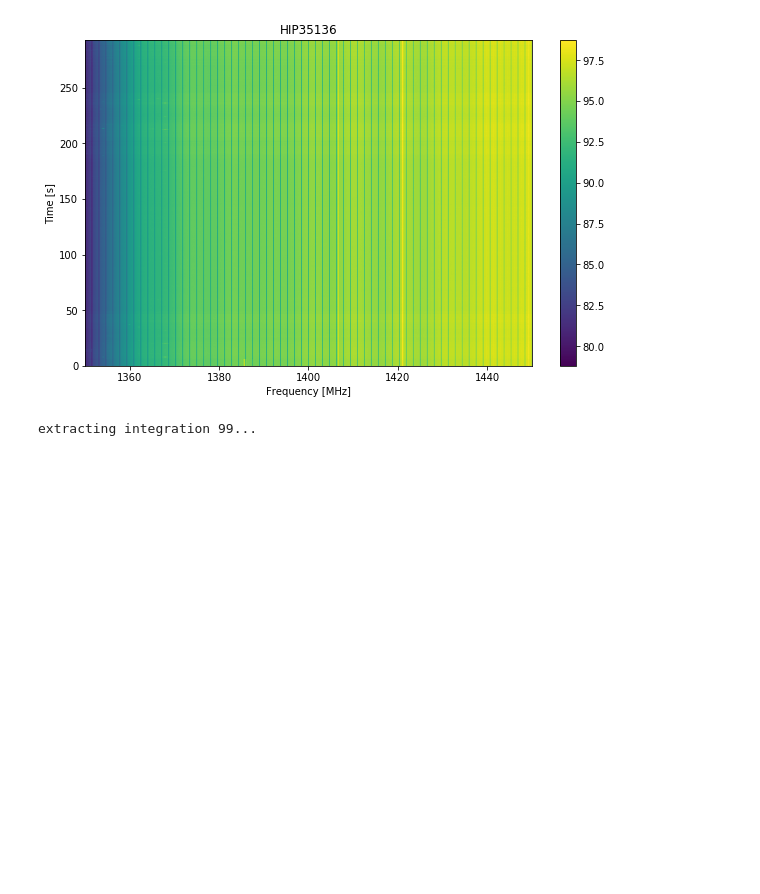
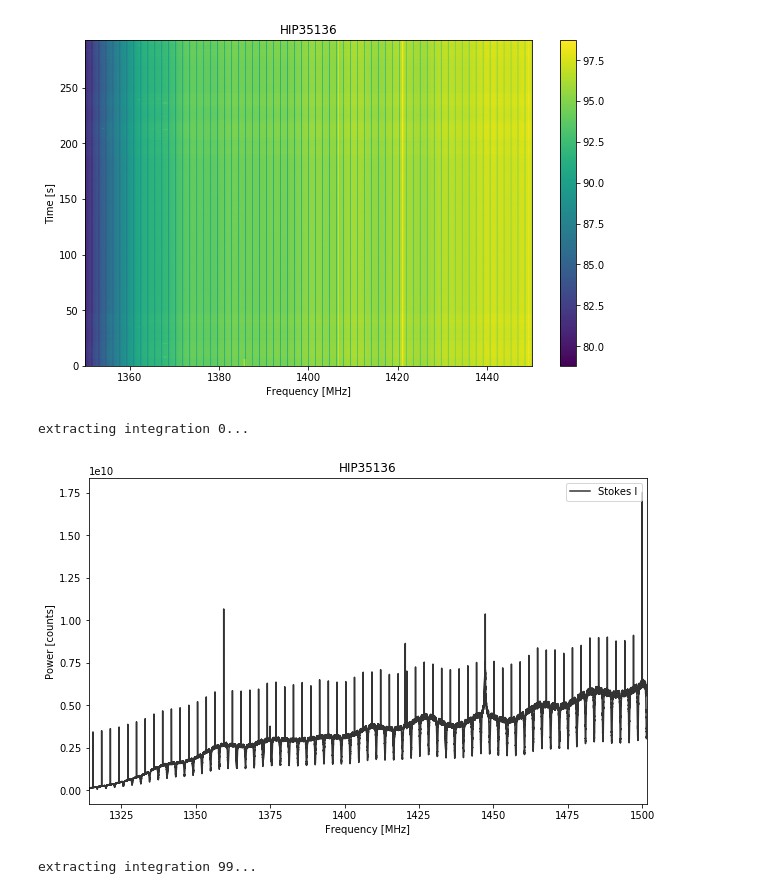
Before and after one commit to christiangil/SETI-Final, a Jupyter notebook: Filterbank Tutorial p2 Filterbank.ipynb, the cells around one changed output. Cells and saved outputs as stored; diff of their text form; code cells hidden in the pictures; blank space fills up the shorter version.

```diff
--- a/Filterbank Tutorial p2.ipynb
+++ b/Filterbank Tutorial p2 Filterbank.ipynb
@@ -48,5 +49,11 @@ fig.savefig("justwork2.png", bbox_inches="tight")
 # %% [output]
 [figure]
+# %%
+plt.figure(figsize=(10,6))
+fil.plot_spectrum() #Leaving arguments blank will cause it to show integration 0 by default
+# %% [output]
+extracting integration 0...
+[figure, added]
 # %%
 plt.figure(figsize=(10,6))
 fil.plot_spectrum(t=99) #Leaving arguments blank will cause it to show integration 0 by default
```
Also changed, not shown: parts of 13 cells of this notebook, 4 other files.
